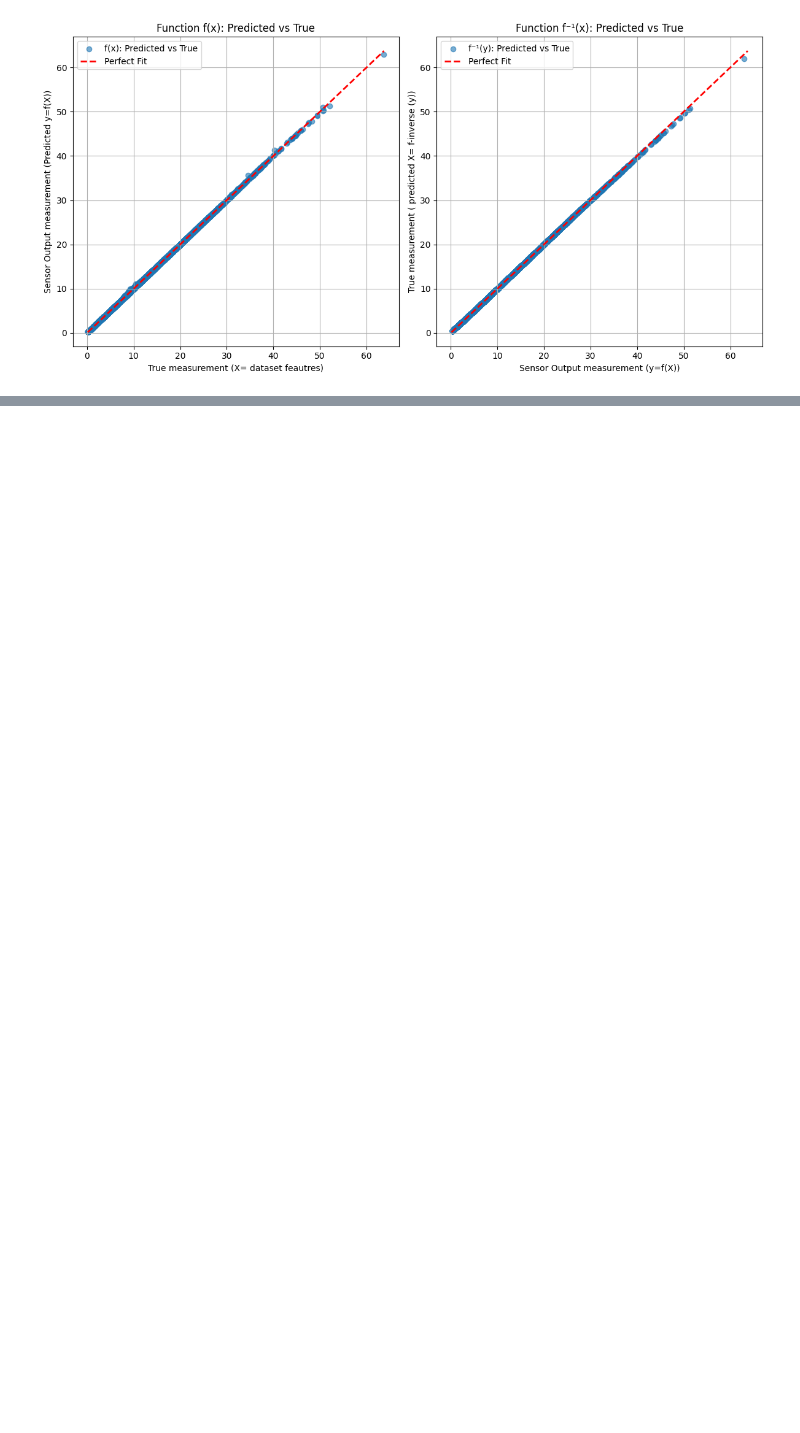
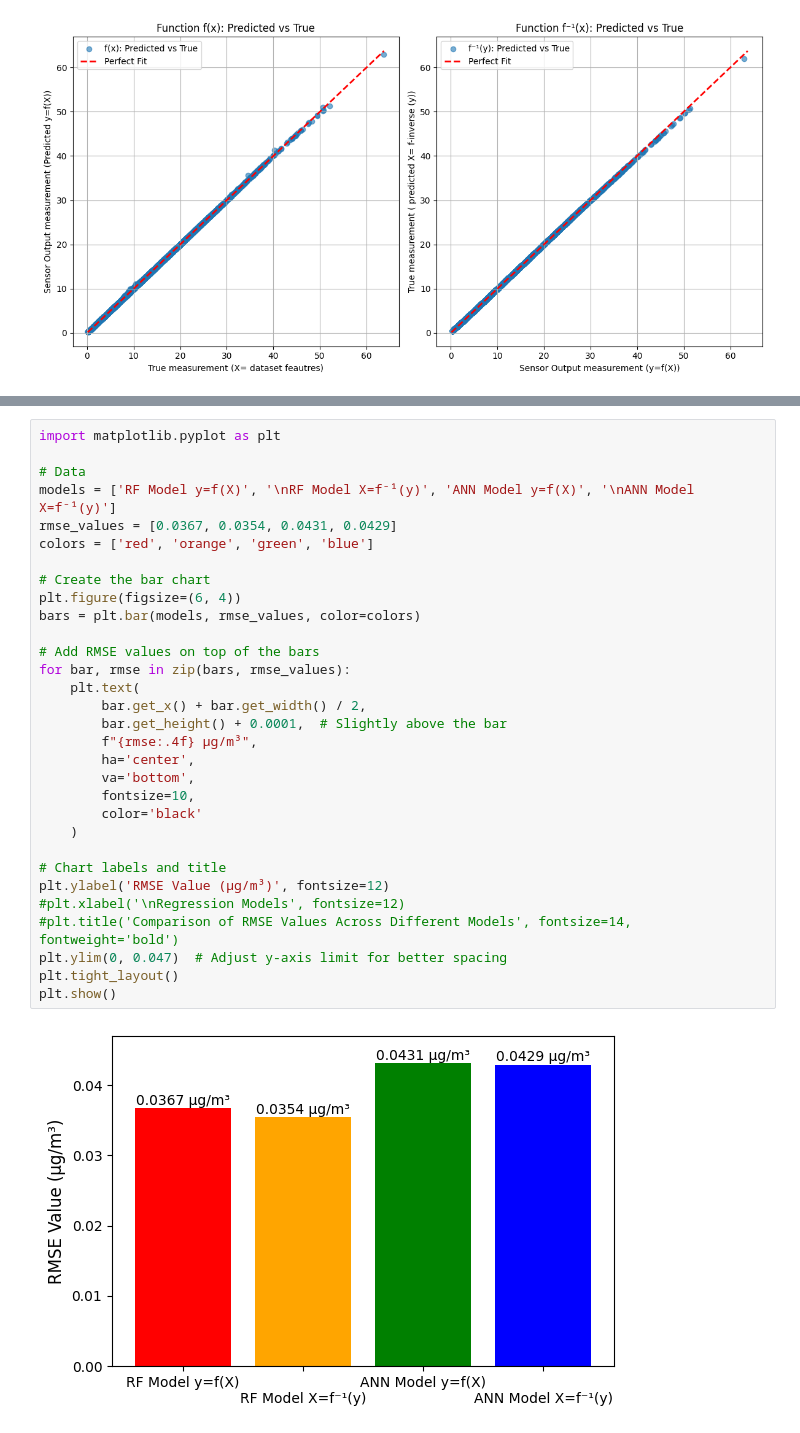
Before and after one commit to Osman-Dawood/Assinment-2, a Jupyter notebook: Deep_L_Term_Project.ipynb, the cells around one changed output, grey strips where cells are left out. Drawn from its saved outputs; the diff is of its cells as text; blank space fills up the shorter version.

```diff
--- a/Deep_L_Term_Project.ipynb
+++ b/Deep_L_Term_Project.ipynb
@@ -1749,0 +1750,33 @@ plt.show()
+# %%
+import matplotlib.pyplot as plt
+
+# Data
+models = ['RF Model y=f(X)', '\nRF Model X=f⁻¹(y)', 'ANN Model y=f(X)', '\nANN Model X=f⁻¹(y)']
+rmse_values = [0.0367, 0.0354, 0.0431, 0.0429]
+colors = ['red', 'orange', 'green', 'blue']
+
+# Create the bar chart
+plt.figure(figsize=(6, 4))
+bars = plt.bar(models, rmse_values, color=colors)
+
+# Add RMSE values on top of the bars
+for bar, rmse in zip(bars, rmse_values):
+    plt.text(
+        bar.get_x() + bar.get_width() / 2,
+        bar.get_height() + 0.0001,  # Slightly above the bar
+        f"{rmse:.4f} µg/m³",
+        ha='center',
+        va='bottom',
+        fontsize=10,
+        color='black'
+    )
+
+# Chart labels and title
+plt.ylabel('RMSE Value (µg/m³)', fontsize=12)
+#plt.xlabel('\nRegression Models', fontsize=12)
+#plt.title('Comparison of RMSE Values Across Different Models', fontsize=14, fontweight='bold')
+plt.ylim(0, 0.047)  # Adjust y-axis limit for better spacing
+plt.tight_layout()
+plt.show()
+# %% [output]
+[figure, added]
```
Also changed, not shown: parts of 1 cell of this notebook.
